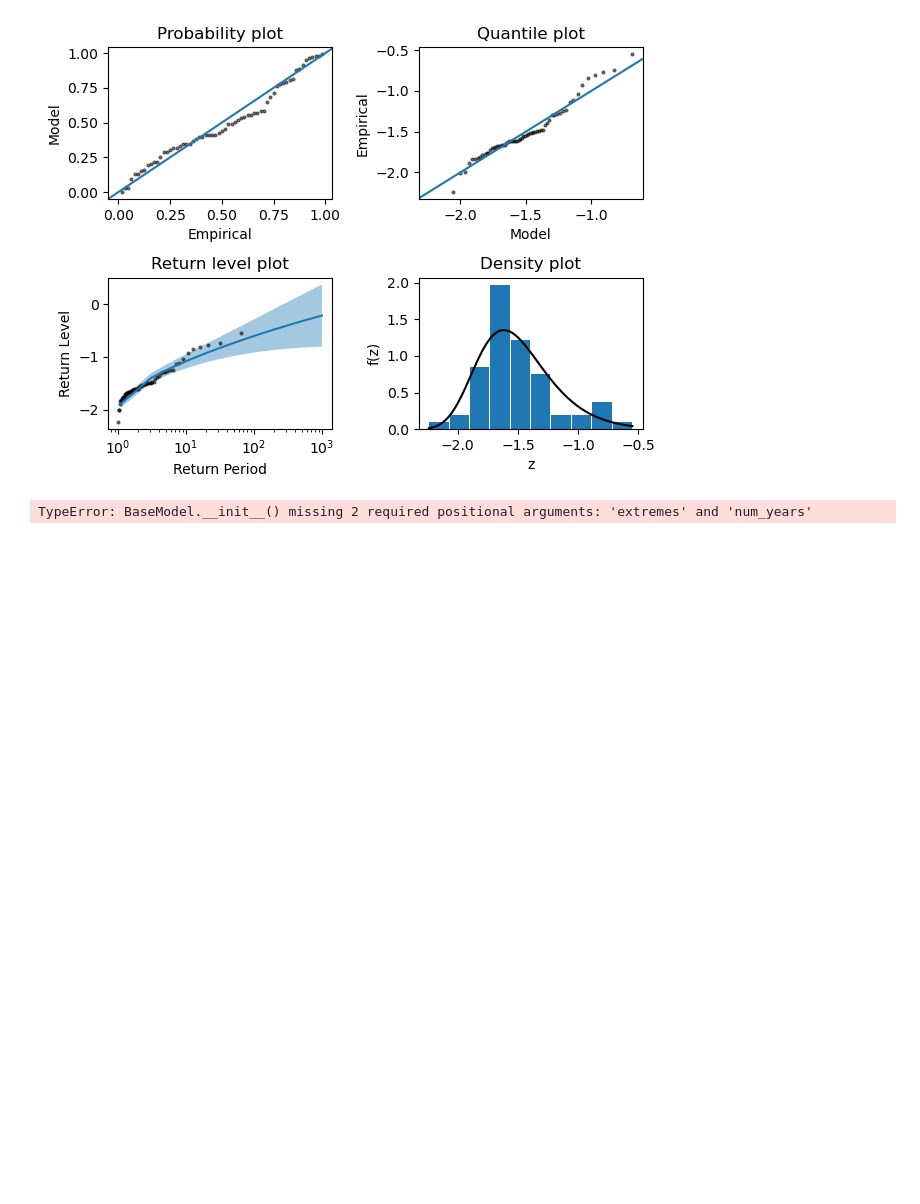
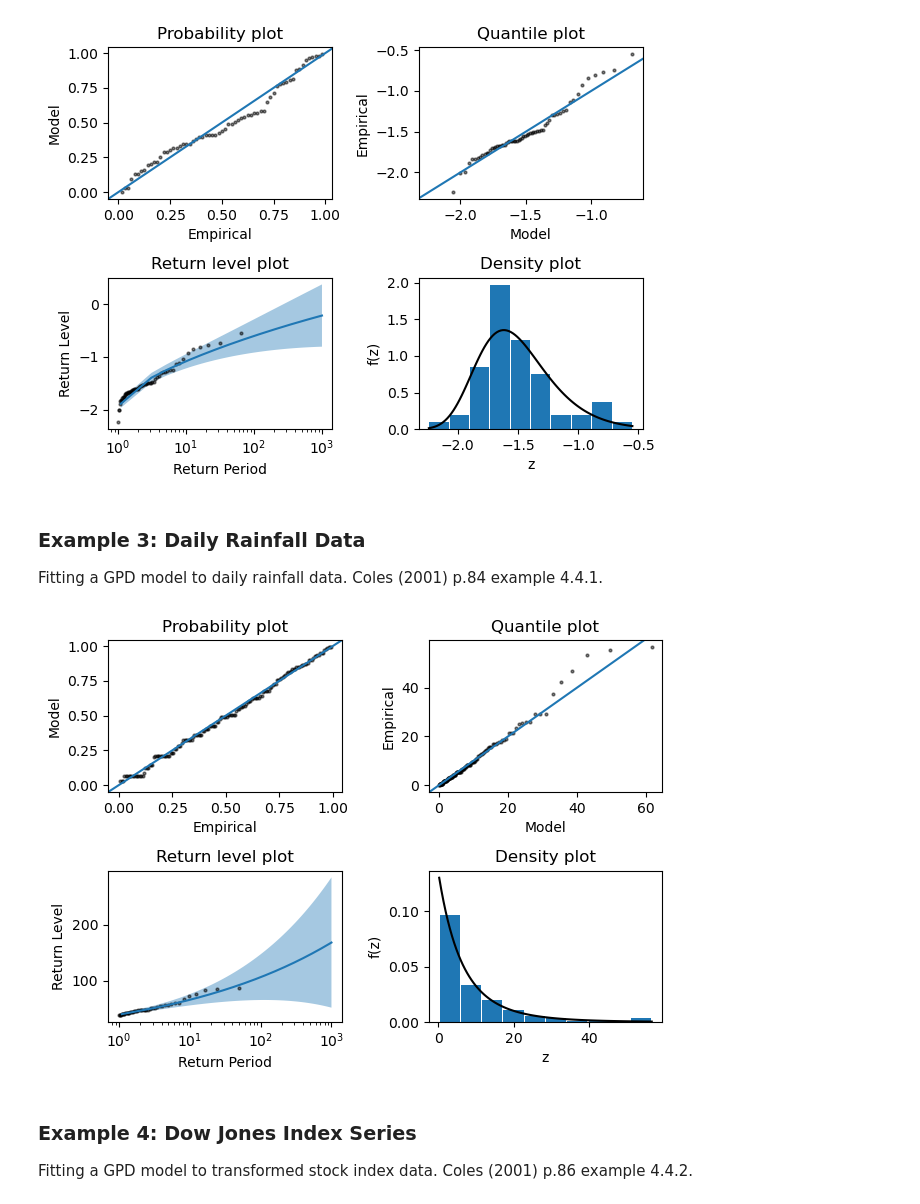
Before and after one commit to jlehtomaa/caseva, a Jupyter notebook: notebooks/tutorial.ipynb, the cells around one changed output. Drawn from its saved outputs; the diff is of its cells as text; code cells hidden in the pictures; blank space fills up the shorter version.

```diff
--- a/notebooks/tutorial.ipynb
+++ b/notebooks/tutorial.ipynb
@@ -8,0 +10,4 @@ import pandas as pd
+# %%
+# Define input data location.
+PATH_ROOT = Path().resolve().parent
+PATH_DATA = PATH_ROOT / "data"
@@ -28,17 +47,31 @@ model.fit()
 model.model_evaluation_plot()
 # %% [output]
 [figure]
+# %% [markdown]
+### Example 3: Daily Rainfall Data
+
+Fitting a GPD model to daily rainfall data.
+Coles (2001) p.84 example 4.4.1.
 # %%
-data = pd.read_csv("../data/rain.csv", parse_dates=[0])
-years = [date.year for date in data["Date"]]
+# Load data / define threshold
+data = pd.read_csv(PATH_DATA / "rain.csv", parse_dates=[0])
+years = {date.year for date in data["Date"]}
 num_years = max(years) - min(years) + 1
 threshold = 30
 
+# Fit model
 model = ThresholdExcessModel(
-    data=data["Rainfall"], threshold=threshold, num_years=num_years)
+    data=data["Rainfall"], threshold=threshold, num_years=num_years
+)
+model.fit()
 
-model.fit()
+# Evaluate
 model.model_evaluation_plot()
 # %% [output]
-TypeError: BaseModel.__init__() missing 2 required positional arguments: 'extremes' and 'num_years'
+[figure, added]
+# %% [markdown]
+### Example 4: Dow Jones Index Series
+
+Fitting a GPD model to transformed stock index data.
+Coles (2001) p.86 example 4.4.2.
 # %%
```
Also changed, not shown: parts of 9 cells of this notebook, 4 other files.
